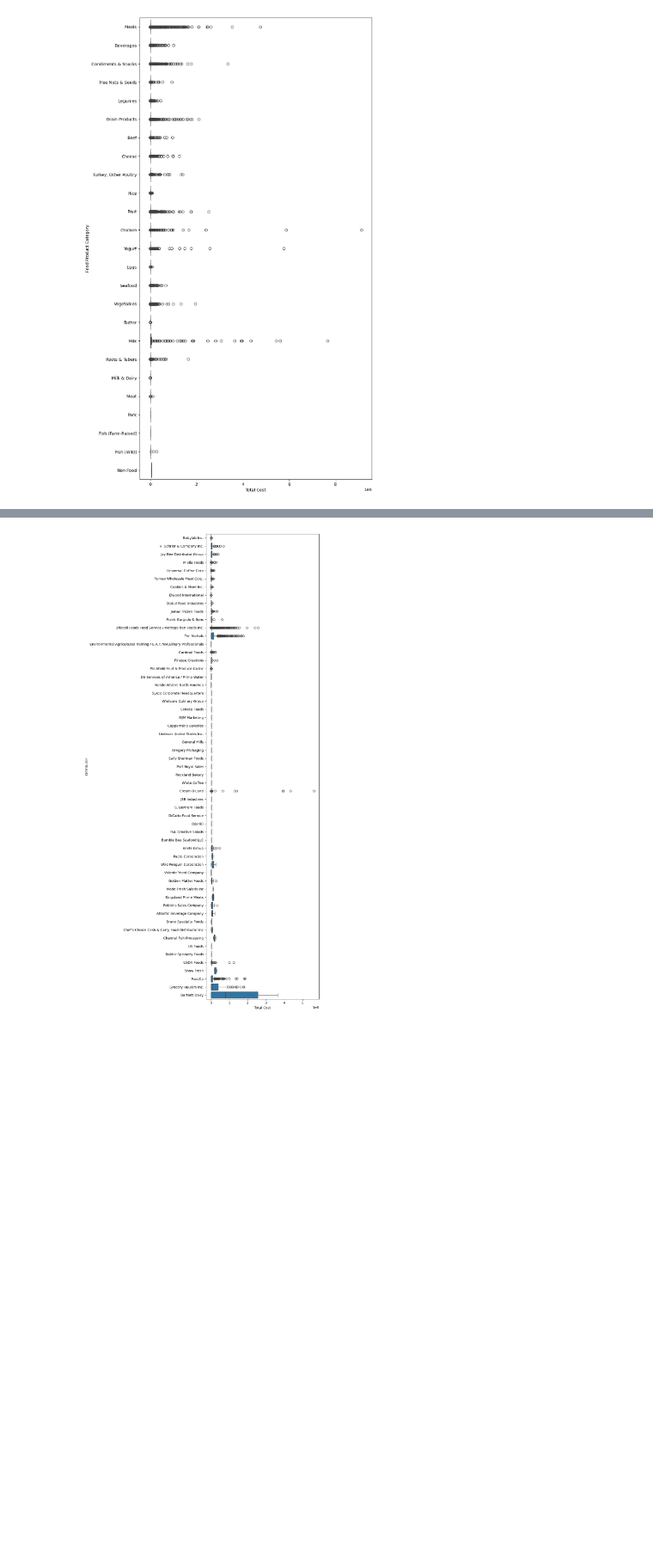
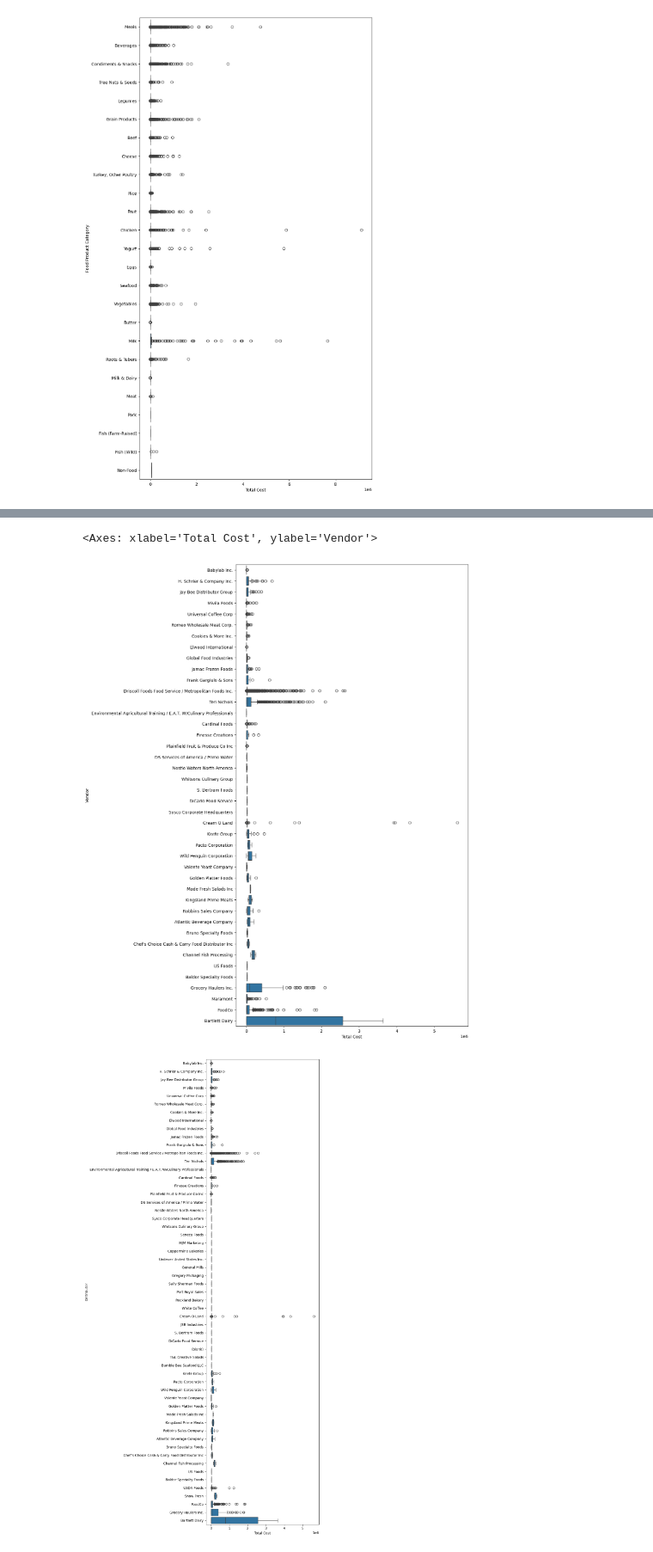
Before and after one commit to rahulnshah/food-cost-prediction, a Jupyter notebook: code.ipynb, the cells around one changed output, grey strips where cells are left out. Shown at 86% size. Cells and saved outputs as stored; diff of their text form; code cells hidden in the pictures; blank space fills up the shorter version.

```diff
--- a/code.ipynb
+++ b/code.ipynb
@@ -247,3 +248,9 @@ sns.boxplot( x="Total Cost", y="Food Product Group", data=df_2)
+# %%
+plt.figure(figsize=(10, 20))  # Adjust the figure size as needed
+sns.boxplot( x="Total Cost", y="Vendor", data=df_2)
+# %% [output]
+<Axes: xlabel='Total Cost', ylabel='Vendor'>
+[figure, added]
 # %%
 plt.figure(figsize=(10, 20))  # Adjust the figure size as needed
 sns.boxplot( x="Total Cost", y="Distributor", data=df_2)
```
Also changed, not shown: parts of 11 cells of this notebook.
